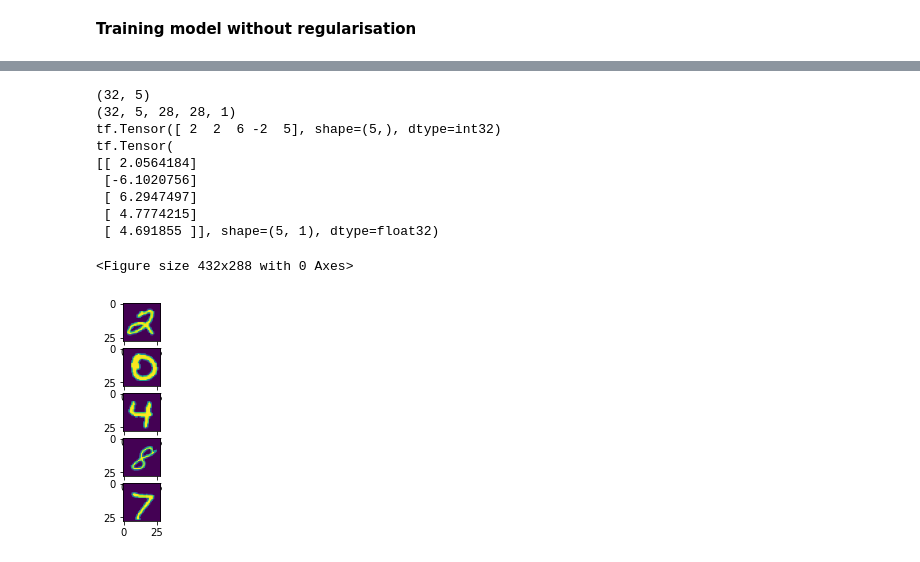
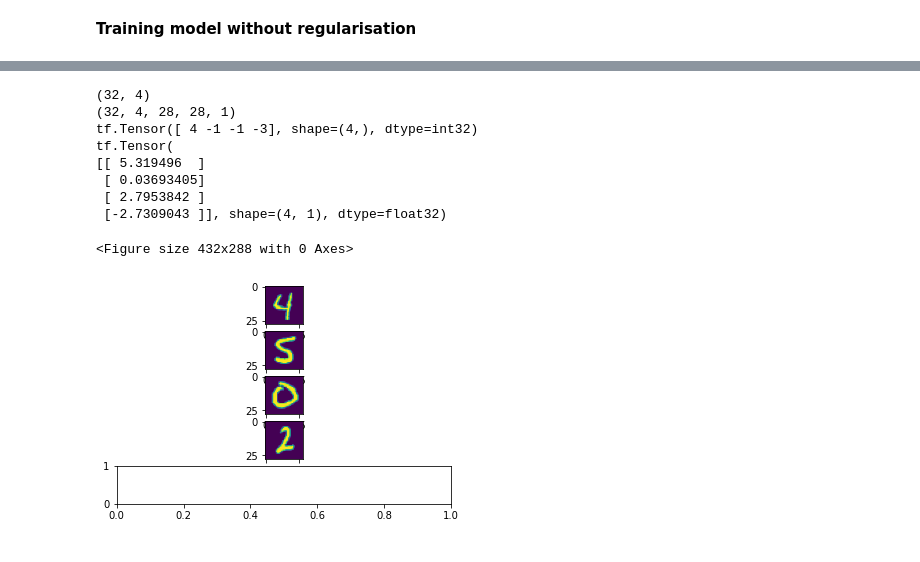
Before and after one commit to anbebe/-IANNwTF-Group-25, a Jupyter notebook: 07_LSTM/HomeWork7.ipynb, the cells around one changed output, grey strips where cells are left out. Saved outputs shown, nothing was run; the diff lists cells and outputs as text; code cells hidden in the pictures.

```diff
--- a/07_LSTM/HomeWork7.ipynb
+++ b/07_LSTM/HomeWork7.ipynb
@@ -64,11 +58,10 @@ for img1, label in train_ds.take(1):
   print(label.shape)
   print(img1.shape)
   plt.figure()
-  f, axarr = plt.subplots(5,1)
+  f, axarr = plt.subplots(4,1)
   axarr[0].imshow(img1[0][0].numpy().squeeze())
   axarr[1].imshow(img1[0][1].numpy().squeeze())
   axarr[2].imshow(img1[0][2].numpy().squeeze())
   axarr[3].imshow(img1[0][3].numpy().squeeze())
-  axarr[4].imshow(img1[0][4].numpy().squeeze())
   print(label[0])
 # %% [output]
@@ -158,7 +151,7 @@ class RNNCell(tf.keras.layers.AbstractRNNCell):
         new_hidden_state = output * tf.nn.tanh(new_cell_state)
 
         # return output and the list of new states of the layers
-        return x, [new_hidden_state, new_cell_state]
+        return new_hidden_state, [new_hidden_state, new_cell_state]
 
     def get_config(self):
         return {"recurrent_units_1": self.recurrent_units_1,
@@ -188,11 +181,11 @@ class CNN_LSTMModel(tf.keras.Model):
       tf.keras.layers.TimeDistributed(tf.keras.layers.BatchNormalization()),
       tf.keras.layers.Conv2D(filters=32, kernel_size=3, padding='same', activation='relu', input_shape=input_shape[2:]),
       tf.keras.layers.TimeDistributed(tf.keras.layers.BatchNormalization()),
-      tf.keras.layers.TimeDistributed(tf.keras.layers.MaxPooling2D(pool_size=2, strides=2)),
-      tf.keras.layers.Conv2D(filters=64, kernel_size=3, padding='same', activation='relu', input_shape=input_shape[2:]),
-      tf.keras.layers.TimeDistributed(tf.keras.layers.BatchNormalization()),
-      tf.keras.layers.Conv2D(filters=64, kernel_size=3, padding='same', activation='relu', input_shape=input_shape[2:]),
-      tf.keras.layers.TimeDistributed(tf.keras.layers.BatchNormalization()),
+      #tf.keras.layers.TimeDistributed(tf.keras.layers.MaxPooling2D(pool_size=2, strides=2)),
+      #tf.keras.layers.Conv2D(filters=64, kernel_size=3, padding='same', activation='relu', input_shape=input_shape[2:]),
+      #tf.keras.layers.TimeDistributed(tf.keras.layers.BatchNormalization()),
+      #tf.keras.layers.Conv2D(filters=64, kernel_size=3, padding='same', activation='relu', input_shape=input_shape[2:]),
+      #tf.keras.layers.TimeDistributed(tf.keras.layers.BatchNormalization()),
       tf.keras.layers.TimeDistributed(tf.keras.layers.GlobalAvgPool2D()),
       tf.keras.layers.Dense(24, activation='softmax'),
       tf.keras.layers.RNN(self.rnn_cell, return_sequences=True, unroll=True),
@@ -340,19 +308,12 @@ def training_loop(model, train_ds, val_ds, epochs, train_summary_writer, val_sum
 # %% [markdown]
 **Training model without regularisation**
 # %%
-#train_ds = proccess(train_ds, batch_size=32)
-#val_ds = proccess(val_ds, batch_size=32)
-
-
-model = CNN_LSTMModel(batch_size=32, sequence_len=5)
-#model(tf.keras.Input((32,32,3)))
-#model.summary()
-epochs=20
+model = CNN_LSTMModel(batch_size=32, sequence_len=4)
+epochs=15
 
 #2. choose a path to save the weights
 save_path = "trained_model"
 
 train_loss, val_loss, train_acc, val_acc = training_loop(model, train_ds, val_ds, epochs, train_summary_writer, val_summary_writer, save_path)
-#visualisation(train_loss, train_acc, val_loss, val_acc)
 # %% [output]
 MeanAbsoluteError(name=loss,dtype=float32)
@@ -411,25 +372,23 @@ visualisation(train_loss, train_acc, val_loss, val_acc)
 # %%
 for img1, label in val_ds.take(1):
   print(label.shape)
   print(img1.shape)
   plt.figure()
   f, axarr = plt.subplots(5,1)
   axarr[0].imshow(img1[0][0].numpy().squeeze())
   axarr[1].imshow(img1[0][1].numpy().squeeze())
   axarr[2].imshow(img1[0][2].numpy().squeeze())
   axarr[3].imshow(img1[0][3].numpy().squeeze())
-  axarr[4].imshow(img1[0][4].numpy().squeeze())
   print(label[0])
   model.test_step((img1,label), return_predictions=True)
 # %% [output]
-(32, 5)
-(32, 5, 28, 28, 1)
-tf.Tensor([ 2  2  6 -2  5], shape=(5,), dtype=int32)
+(32, 4)
+(32, 4, 28, 28, 1)
+tf.Tensor([ 4 -1 -1 -3], shape=(4,), dtype=int32)
 tf.Tensor(
-[[ 2.0564184]
- [-6.1020756]
- [ 6.2947497]
- [ 4.7774215]
- [ 4.691855 ]], shape=(5, 1), dtype=float32)
+[[ 5.319496  ]
+ [ 0.03693405]
+ [ 2.7953842 ]
+ [-2.7309043 ]], shape=(4, 1), dtype=float32)
 <Figure size 432x288 with 0 Axes>
-[figure, old version]
+[figure, new version]
```
Also changed, not shown: parts of 9 cells of this notebook.
